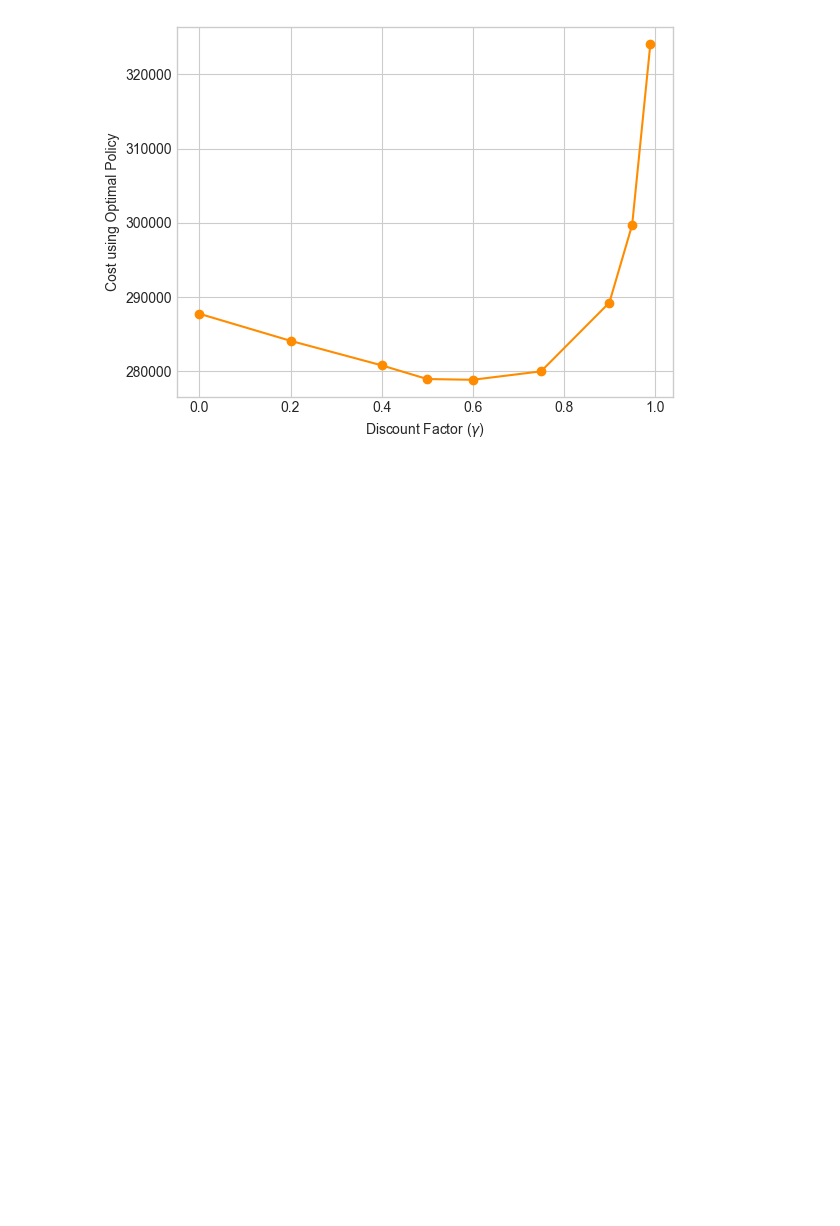
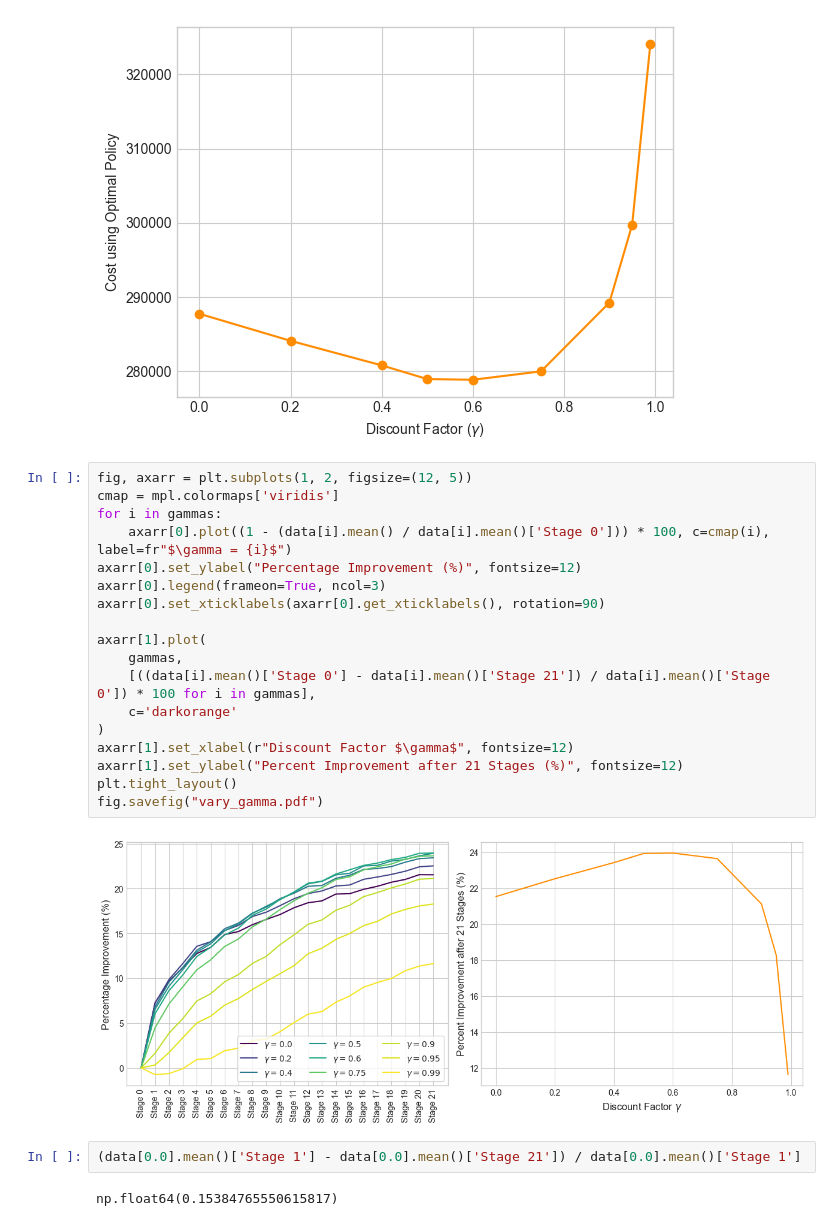
Before and after one commit to geraintpalmer/bed_moves_policy, a Jupyter notebook: src/experiments/vary_gamma/Compare Gamma.ipynb, the cells around one changed output. Cells and saved outputs as stored; diff of their text form; blank space fills up the shorter version.

```diff
--- a/src/experiments/vary_gamma/Compare Gamma.ipynb
+++ b/src/experiments/vary_gamma/Compare Gamma.ipynb
@@ -15,3 +16,27 @@ ax.set_ylabel("Cost using Optimal Policy")
 fig.savefig("vary_discount_rate.pdf")
 # %% [output]
 [figure]
+# %%
+fig, axarr = plt.subplots(1, 2, figsize=(12, 5))
+cmap = mpl.colormaps['viridis']
+for i in gammas:
+    axarr[0].plot((1 - (data[i].mean() / data[i].mean()['Stage 0'])) * 100, c=cmap(i), label=fr"$\gamma = {i}$")
+axarr[0].set_ylabel("Percentage Improvement (%)", fontsize=12)
+axarr[0].legend(frameon=True, ncol=3)
+axarr[0].set_xticklabels(axarr[0].get_xticklabels(), rotation=90)
+
+axarr[1].plot(
+    gammas,
+    [((data[i].mean()['Stage 0'] - data[i].mean()['Stage 21']) / data[i].mean()['Stage 0']) * 100 for i in gammas],
+    c='darkorange'
+)
+axarr[1].set_xlabel(r"Discount Factor $\gamma$", fontsize=12)
+axarr[1].set_ylabel("Percent Improvement after 21 Stages (%)", fontsize=12)
+plt.tight_layout()
+fig.savefig("vary_gamma.pdf")
+# %% [output]
+[figure, added]
+# %%
+(data[0.0].mean()['Stage 1'] - data[0.0].mean()['Stage 21']) / data[0.0].mean()['Stage 1']
+# %% [output]
+np.float64(0.15384765550615817)
```
Also changed, not shown: parts of 1 cell of this notebook, 9 other files.
